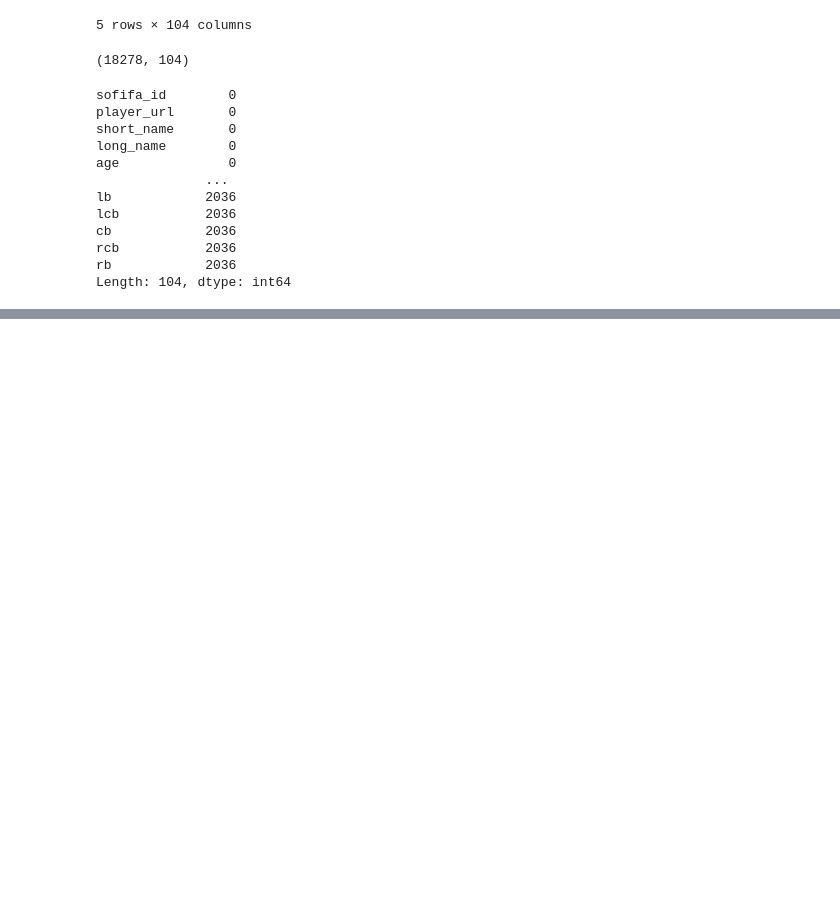
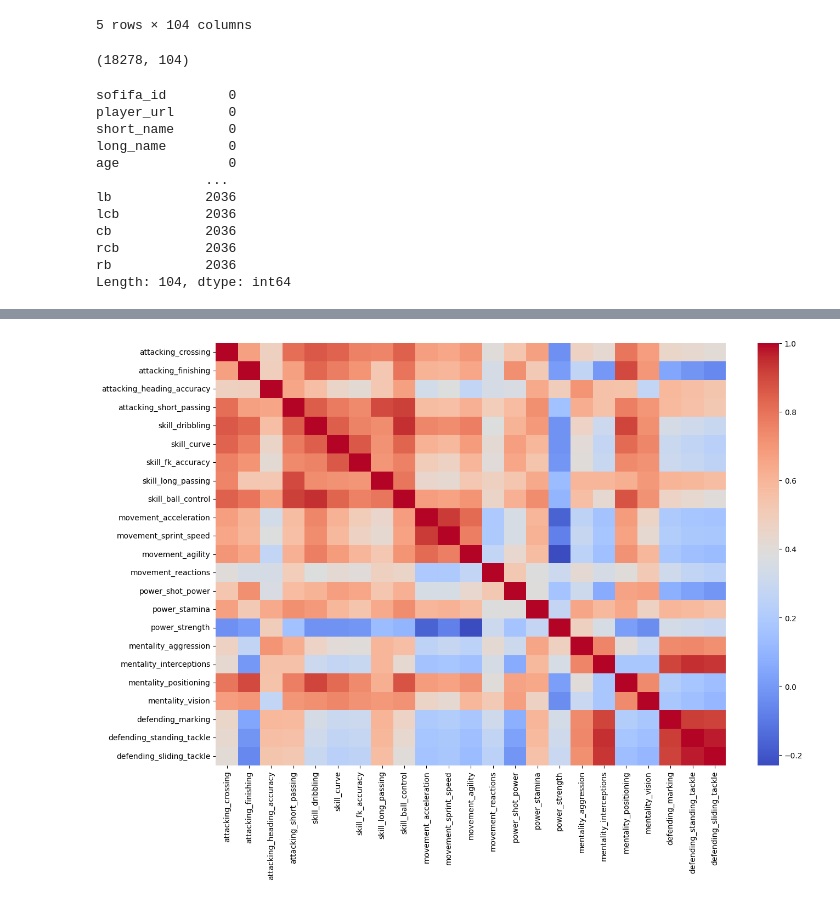
Before and after one commit to Govind99603/Fifa20, a Jupyter notebook: Fifa20.ipynb, the cells around one changed output, grey strips where cells are left out. Cells and saved outputs as stored; diff of their text form; code cells hidden in the pictures; blank space fills up the shorter version.

```diff
--- a/Fifa20.ipynb
+++ b/Fifa20.ipynb
@@ -56,0 +50,26 @@ data.describe()
+# %%
+skill_features = [
+    'attacking_crossing',
+    'attacking_finishing',
+    'attacking_heading_accuracy',
+    'attacking_short_passing',
+    'skill_dribbling',
+    'skill_curve',
+    'skill_fk_accuracy',
+    'skill_long_passing',
+    'skill_ball_control',
+    'movement_acceleration',
+    'movement_sprint_speed',
+    'movement_agility',
+    'movement_reactions',
+    'power_shot_power',
+    'power_stamina',
+    'power_strength',
+    'mentality_aggression',
+    'mentality_interceptions',
+    'mentality_positioning',
+    'mentality_vision',
+    'defending_marking',
+    'defending_standing_tackle',
+    'defending_sliding_tackle'
+]
@@ -56,0 +89,7 @@ data.describe()
+# %%
+plt.figure(figsize=(15,10))
+sns.heatmap(data[skill_features].corr(),
+            cmap='coolwarm')
+plt.show()
+# %% [output]
+[figure, added]
```
Also changed, not shown: parts of 6 cells of this notebook.
